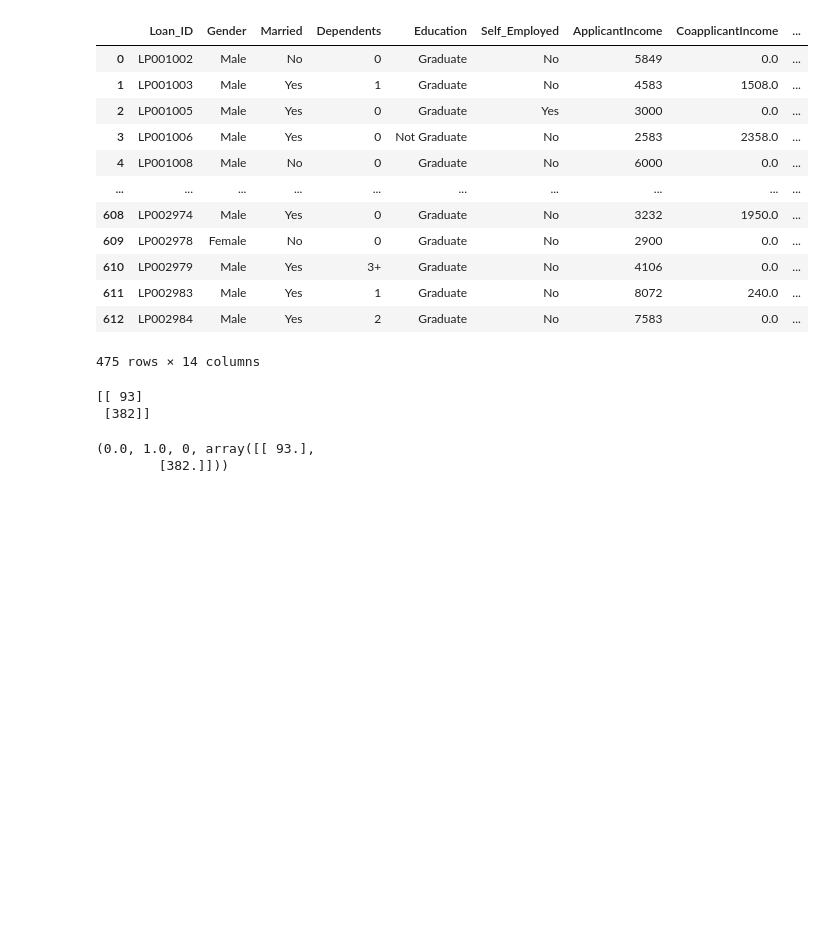
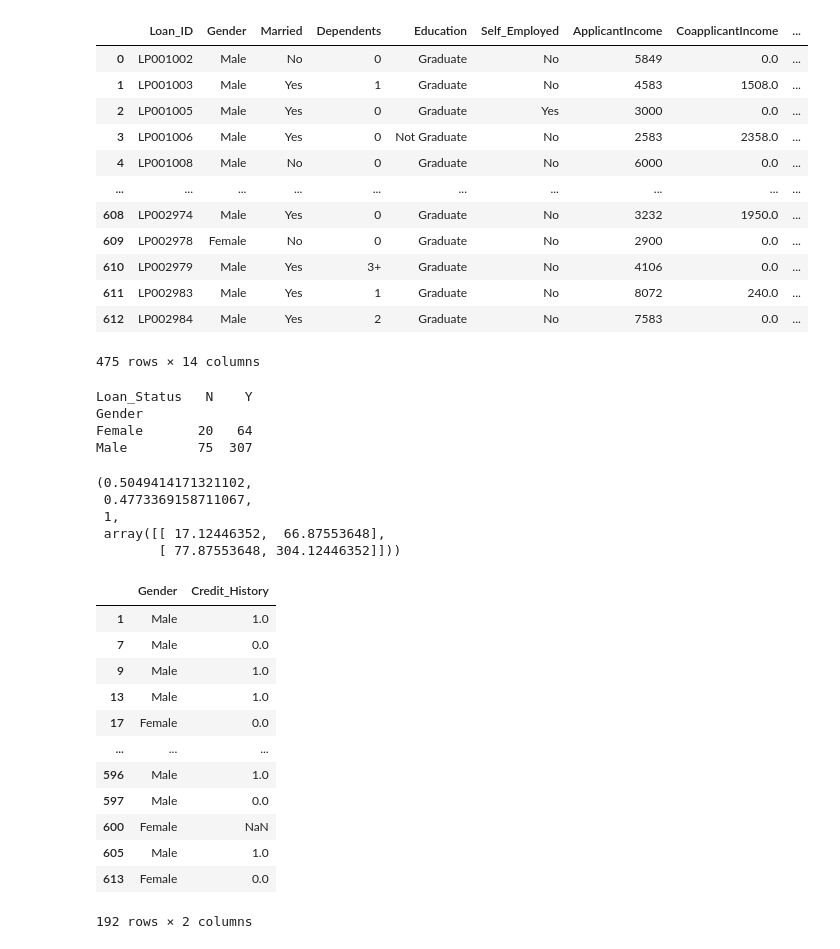
Before and after one commit to pkmariya/Python, a Jupyter notebook: Loan_Assign.ipynb, the cells around one changed output. Cells and saved outputs as stored; diff of their text form; code cells hidden in the pictures; blank space fills up the shorter version.

```diff
--- a/Loan_Assign.ipynb
+++ b/Loan_Assign.ipynb
@@ -107,11 +107,33 @@ cc_df
 | 612 | LP002984 | Male | Yes | 2 | Graduate | No | 7583 | 0.0 | ... |
 475 rows × 14 columns
 # %%
-val1 = pd.crosstab(index=cc_df["Gender"]=='Male', columns=cc_df["Loan_Status"]=="Yes").values
+val1 = pd.crosstab(index=cc_df["Gender"], columns=cc_df["Loan_Status"])
 print(val1)
 chi2_contingency(val1) # chi_stat, p_value, df, expected_values =
 # %% [output]
-[[ 93]
- [382]]
+Loan_Status   N    Y
+Gender
+Female       20   64
+Male         75  307
-(0.0, 1.0, 0, array([[ 93.],
-        [382.]]))
+(0.5049414171321102,
+ 0.4773369158711067,
+ 1,
+ array([[ 17.12446352,  66.87553648],
+        [ 77.87553648, 304.12446352]]))
+# %%
+male_cs_df = loan_df[['Gender', 'Credit_History']][loan_df['Loan_Status']=='N']
+male_cs_df
+# %% [output]
+|  | Gender | Credit_History |
+| 1 | Male | 1.0 |
+| 7 | Male | 0.0 |
+| 9 | Male | 1.0 |
+| 13 | Male | 1.0 |
+| 17 | Female | 0.0 |
+| ... | ... | ... |
+| 596 | Male | 1.0 |
+| 597 | Male | 0.0 |
+| 600 | Female | NaN |
+| 605 | Male | 1.0 |
+| 613 | Female | 0.0 |
+192 rows × 2 columns
```
Also changed, not shown: parts of 6 cells of this notebook.
